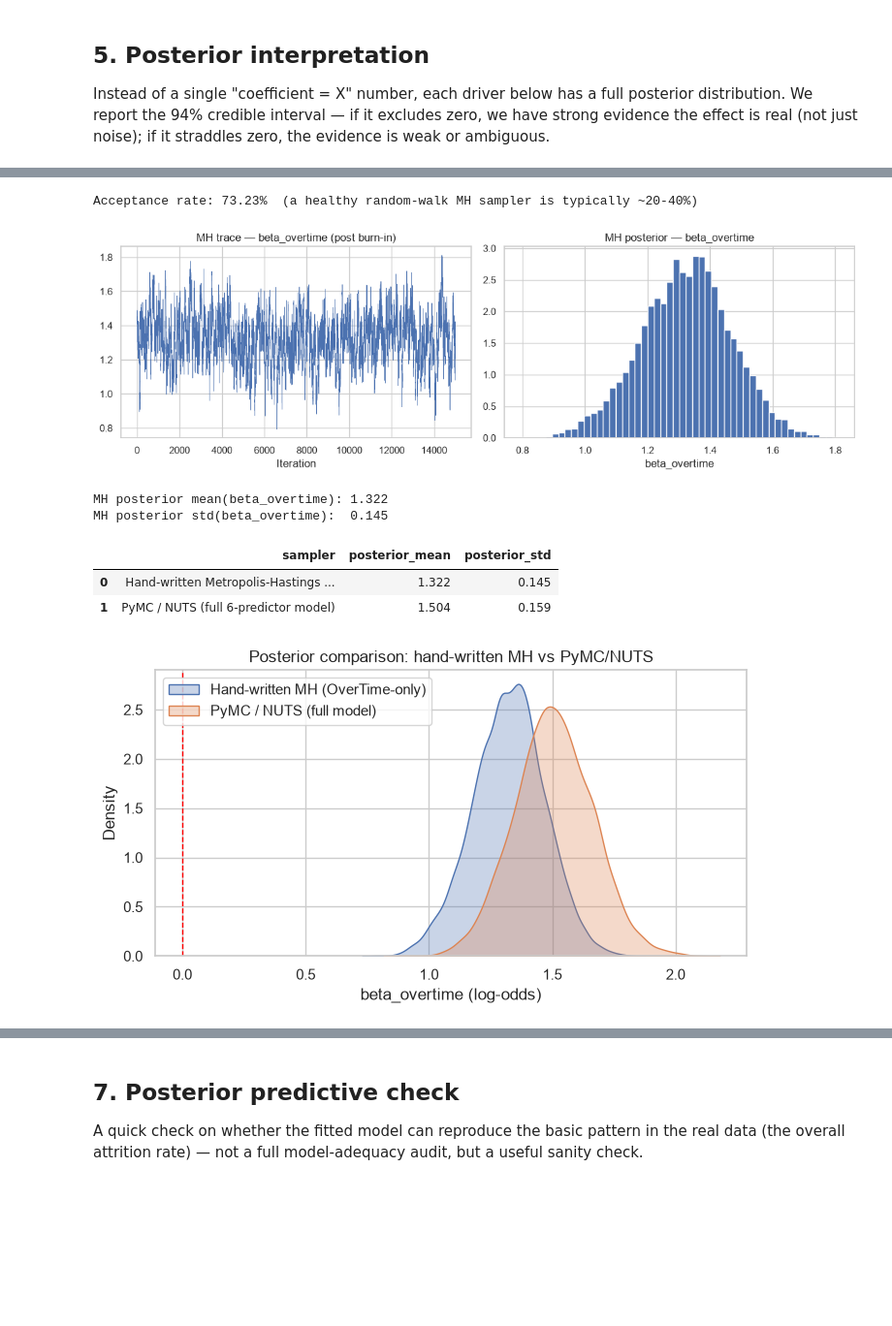
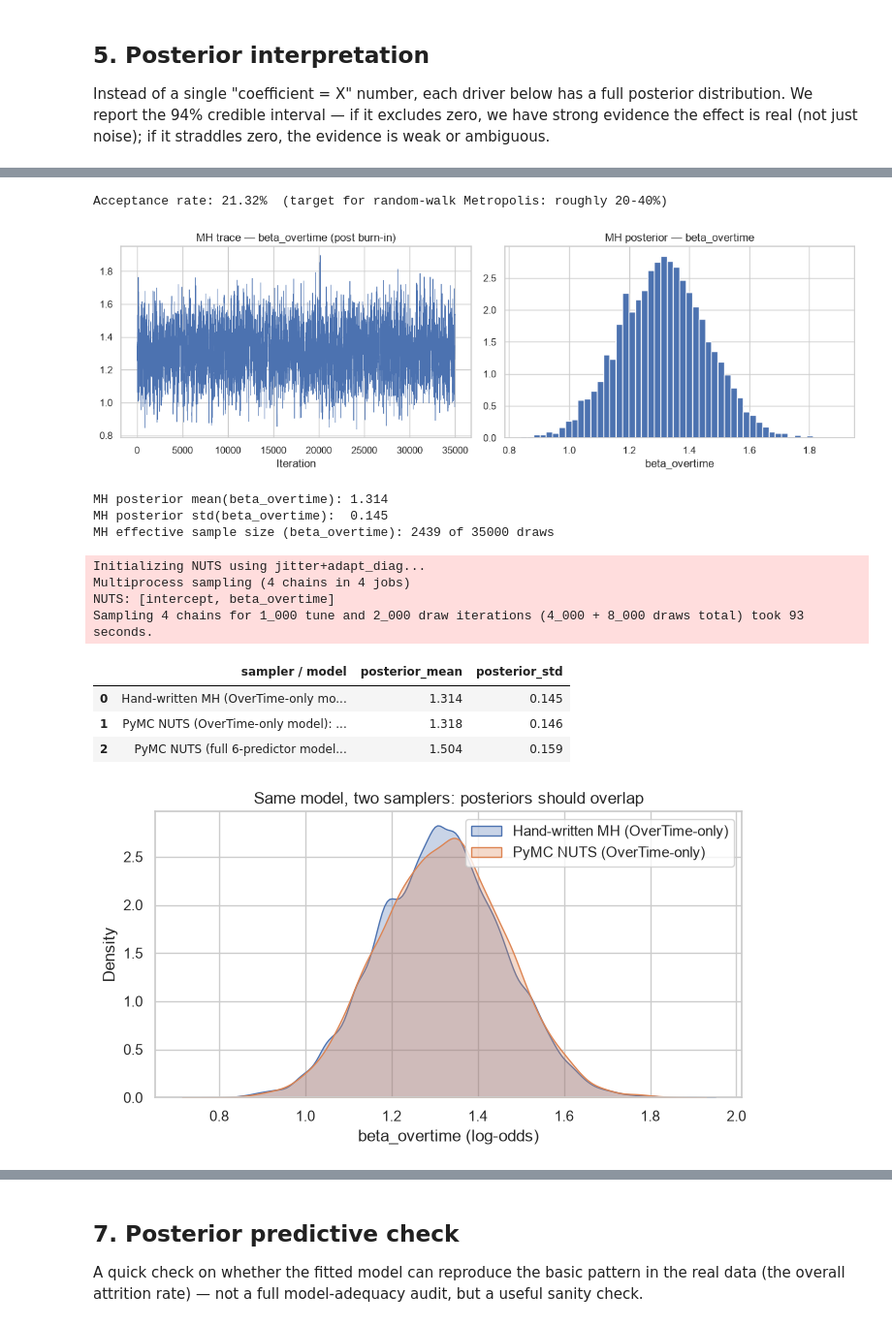
Before and after one commit to Amberss-Log/attrition-bayesian-analysis, a Jupyter notebook: notebooks/03_bayesian_model.ipynb, the cells around one changed output, grey strips where cells are left out. Shown at 97% size. Saved outputs shown, nothing was run; the diff lists cells and outputs as text; code cells hidden in the pictures; blank space fills up the shorter version.

```diff
--- a/notebooks/03_bayesian_model.ipynb
+++ b/notebooks/03_bayesian_model.ipynb
@@ -265,9 +259,9 @@ plain_labels = {
     'beta_overtime': 'Overtime (Yes vs No)',
     'beta_married': 'Marital Status: Married (vs Divorced)',
     'beta_single': 'Marital Status: Single (vs Divorced)',
-    'beta_years': 'Total Working Years (standardized)',
-    'beta_distance': 'Distance From Home (standardized)',
-    'beta_satisfaction': 'Job Satisfaction (standardized)',
+    'beta_years': 'Total Working Years (per +1 SD ≈ 7.8 yrs)',
+    'beta_distance': 'Distance From Home (per +1 SD ≈ 8.1 km)',
+    'beta_satisfaction': 'Job Satisfaction (per +1 SD ≈ 1.1 pts)',
 }
 
 az.plot_forest(
@@ -391,10 +402,13 @@ def metropolis_hastings(log_post_fn, X, y, n_iter=20000, proposal_sd=0.05, seed=
     acceptance_rate = n_accepted / n_iter
     return samples, acceptance_rate
 
-mh_samples, acceptance_rate = metropolis_hastings(log_posterior, X_ot, y_ot, n_iter=20000, proposal_sd=0.05)
-print(f"Acceptance rate: {acceptance_rate:.2%}  (a healthy random-walk MH sampler is typically ~20-40%)")
+# Step-size tuning: proposal_sd = 0.05 gave ~73% acceptance, meaning steps far too small, a
+# slowly moving chain, and an effective sample size (ESS) of only ~100. proposal_sd = 0.25
+# brings acceptance into the ~20-25% range recommended for random-walk Metropolis.
+mh_samples, acceptance_rate = metropolis_hastings(log_posterior, X_ot, y_ot, n_iter=40000, proposal_sd=0.25)
+print(f"Acceptance rate: {acceptance_rate:.2%}  (target for random-walk Metropolis: roughly 20-40%)")
 # %% [output]
-Acceptance rate: 73.23%  (a healthy random-walk MH sampler is typically ~20-40%)
+Acceptance rate: 21.32%  (target for random-walk Metropolis: roughly 20-40%)
 # %%
 # --- Discard burn-in and inspect the chain ---
 burn_in = 5000
@@ -414,41 +428,51 @@ plt.show()
 
 print(f"MH posterior mean(beta_overtime): {mh_beta_overtime.mean():.3f}")
 print(f"MH posterior std(beta_overtime):  {mh_beta_overtime.std():.3f}")
+# Effective sample size: how many *independent* draws the autocorrelated chain is worth
+print(f"MH effective sample size (beta_overtime): {float(az.ess(mh_beta_overtime)):.0f} of {len(mh_beta_overtime)} draws")
 # %% [output]
-[figure, old version]
+[figure, new version]
-MH posterior mean(beta_overtime): 1.322
+MH posterior mean(beta_overtime): 1.314
 MH posterior std(beta_overtime):  0.145
+MH effective sample size (beta_overtime): 2439 of 35000 draws
 # %%
-# --- Compare the hand-written MH result to PyMC's NUTS result for the same effect ---
-# Note: PyMC's beta_overtime comes from the FULL model (with other covariates included),
-# while the MH sampler here comes from a SIMPLIFIED single-predictor model — so we expect
-# them to be close but not identical. This is a sanity check on the sampling mechanics,
-# not a claim that the two models are the same.
+# --- Same single-predictor model, sampled with PyMC/NUTS: the apples-to-apples reference ---
+with pm.Model() as overtime_only_model:
+    a = pm.Normal('intercept', mu=0, sigma=2)
+    b = pm.Normal('beta_overtime', mu=0, sigma=2)
+    pm.Bernoulli('y_obs', logit_p=a + b * X_ot, observed=y_ot)
+    trace_ot = pm.sample(draws=2000, tune=1000, chains=4, random_seed=RANDOM_SEED, progressbar=False)
 
+nuts_ot_beta = trace_ot.posterior['beta_overtime'].values.flatten()
 pymc_beta_overtime = posterior['beta_overtime'].values.flatten()
 
 comparison = pd.DataFrame({
-    'sampler': ['Hand-written Metropolis-Hastings (OverTime-only model)',
-                'PyMC / NUTS (full 6-predictor model)'],
-    'posterior_mean': [round(mh_beta_overtime.mean(), 3), round(pymc_beta_overtime.mean(), 3)],
-    'posterior_std': [round(mh_beta_overtime.std(), 3), round(pymc_beta_overtime.std(), 3)],
-})
+    'sampler / model': ['Hand-written MH (OverTime-only model)',
+                        'PyMC NUTS (OverTime-only model): same model, should match',
+                        'PyMC NUTS (full 6-predictor model): different model, context only'],
+    'posterior_mean': [mh_beta_overtime.mean(), nuts_ot_beta.mean(), pymc_beta_overtime.mean()],
+    'posterior_std': [mh_beta_overtime.std(), nuts_ot_beta.std(), pymc_beta_overtime.std()],
+}).round(3)
 comparison
 # %% [output]
+Initializing NUTS using jitter+adapt_diag...
+Multiprocess sampling (4 chains in 4 jobs)
+NUTS: [intercept, beta_overtime]
+Sampling 4 chains for 1_000 tune and 2_000 draw iterations (4_000 + 8_000 draws total) took 93 seconds.
-|  | sampler | posterior_mean | posterior_std |
-| 0 | Hand-written Metropolis-Hastings ... | 1.322 | 0.145 |
-| 1 | PyMC / NUTS (full 6-predictor model) | 1.504 | 0.159 |
+|  | sampler / model | posterior_mean | posterior_std |
+| 0 | Hand-written MH (OverTime-only mo... | 1.314 | 0.145 |
+| 1 | PyMC NUTS (OverTime-only model): ... | 1.318 | 0.146 |
+| 2 | PyMC NUTS (full 6-predictor model... | 1.504 | 0.159 |
 # %%
-# --- Overlay both posteriors for a visual comparison ---
+# --- Overlay: hand-written MH vs PyMC NUTS on the SAME model ---
 plt.figure(figsize=(7, 4))
 sns.kdeplot(mh_beta_overtime, label='Hand-written MH (OverTime-only)', fill=True, alpha=0.3)
-sns.kdeplot(pymc_beta_overtime, label='PyMC / NUTS (full model)', fill=True, alpha=0.3)
-plt.axvline(0, color='red', linestyle='--', linewidth=1)
+sns.kdeplot(nuts_ot_beta, label='PyMC NUTS (OverTime-only)', fill=True, alpha=0.3)
 plt.xlabel('beta_overtime (log-odds)')
-plt.title('Posterior comparison: hand-written MH vs PyMC/NUTS')
+plt.title('Same model, two samplers: posteriors should overlap')
 plt.legend()
 plt.tight_layout()
 plt.show()
 # %% [output]
-[figure, old version]
+[figure, new version]
 # %% [markdown]
```
Also changed, not shown: parts of 24 cells of this notebook, 11 other files.
